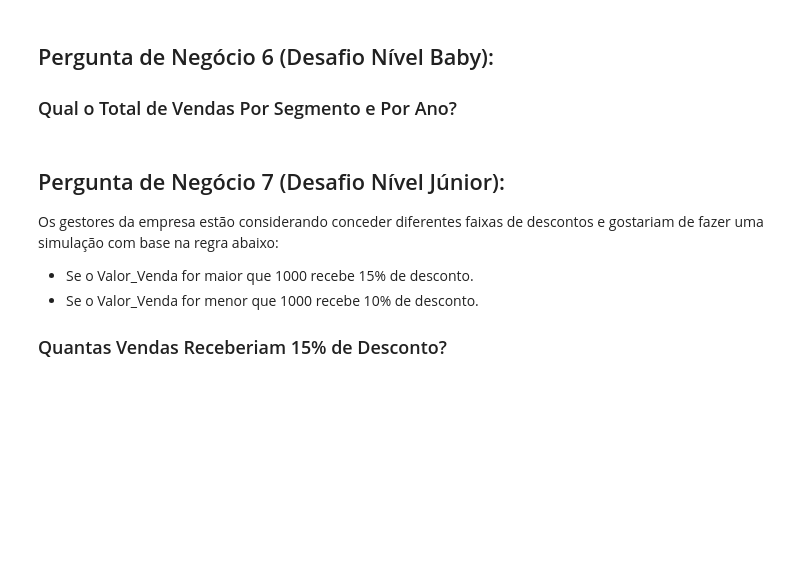
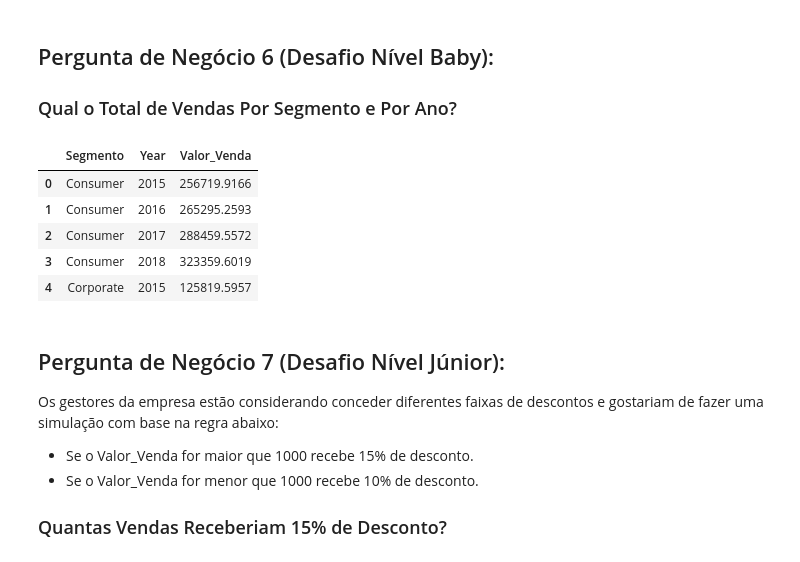
Before and after one commit to oguiaraujo/DSDA-Projects, a Jupyter notebook: DSA/Projeto2-Perguntas.ipynb, the cells around one changed output. Saved outputs shown, nothing was run; the diff lists cells and outputs as text; code cells hidden in the pictures; blank space fills up the shorter version.

```diff
--- a/DSA/Projeto2-Perguntas.ipynb
+++ b/DSA/Projeto2-Perguntas.ipynb
@@ -227,6 +230,21 @@ plt.show()
 ## Pergunta de Negócio 6 (Desafio Nível Baby):
 
 ### Qual o Total de Vendas Por Segmento e Por Ano?
+# %%
+# Convert the column type of "Data_Pedido" to datetime
+df_dsa["Data_Pedido"] = pd.to_datetime(df_dsa["Data_Pedido"], format = "%d/%m/%Y")
+# Add a new column ("Ano") to the dataframe
+df_dsa["Year"] = df_dsa["Data_Pedido"].dt.year
+# Group two different columns, summing "Valor_Venda"
+df_sales_sy = df_dsa.groupby(["Segmento", "Year"])["Valor_Venda"].sum().reset_index()
+df_sales_sy.head()
+# %% [output]
+|  | Segmento | Year | Valor_Venda |
+| 0 | Consumer | 2015 | 256719.9166 |
+| 1 | Consumer | 2016 | 265295.2593 |
+| 2 | Consumer | 2017 | 288459.5572 |
+| 3 | Consumer | 2018 | 323359.6019 |
+| 4 | Corporate | 2015 | 125819.5957 |
 # %% [markdown]
 ## Pergunta de Negócio 7 (Desafio Nível Júnior):
 
```
Also changed, not shown: parts of 1 cell of this notebook.
